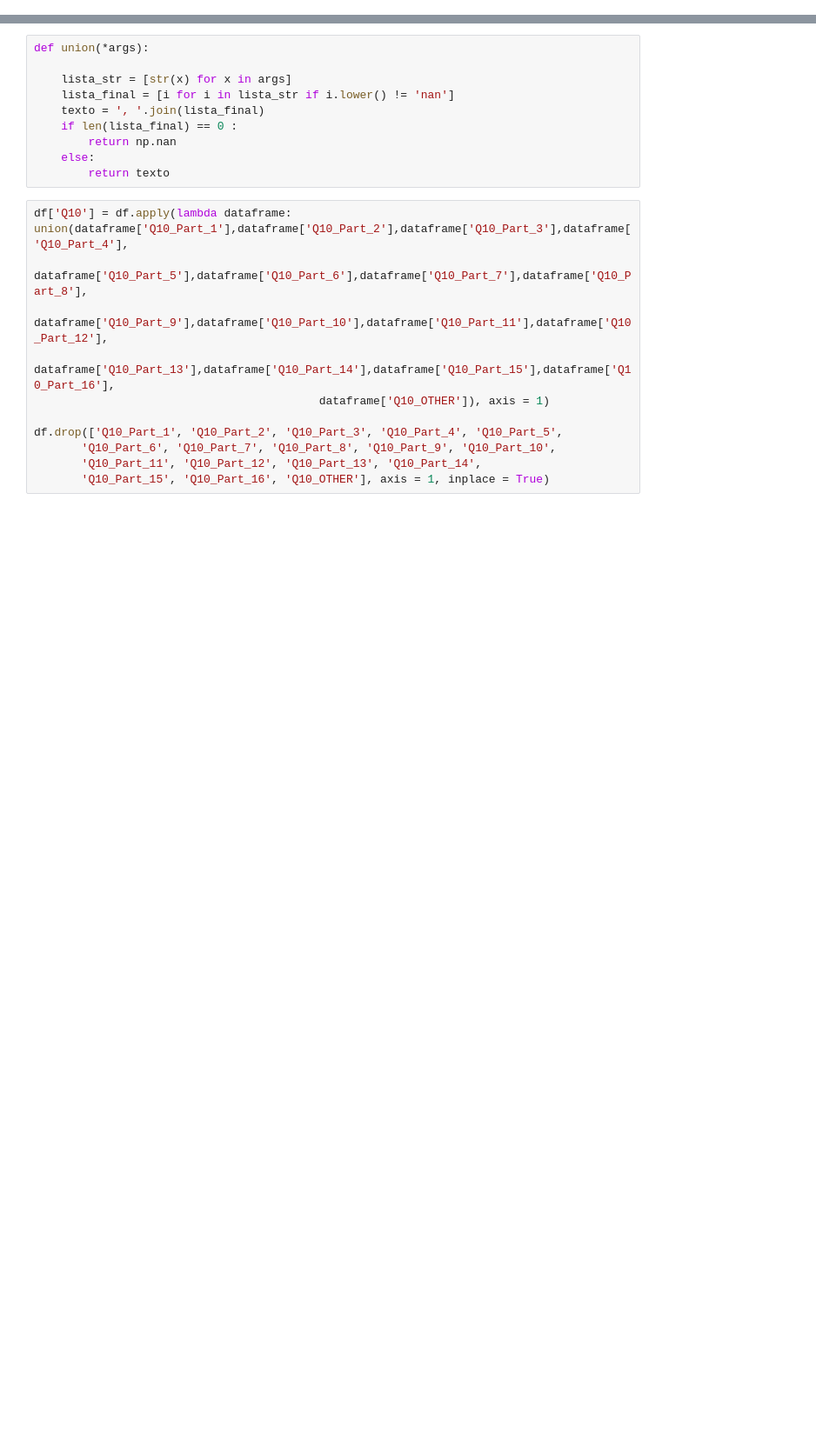
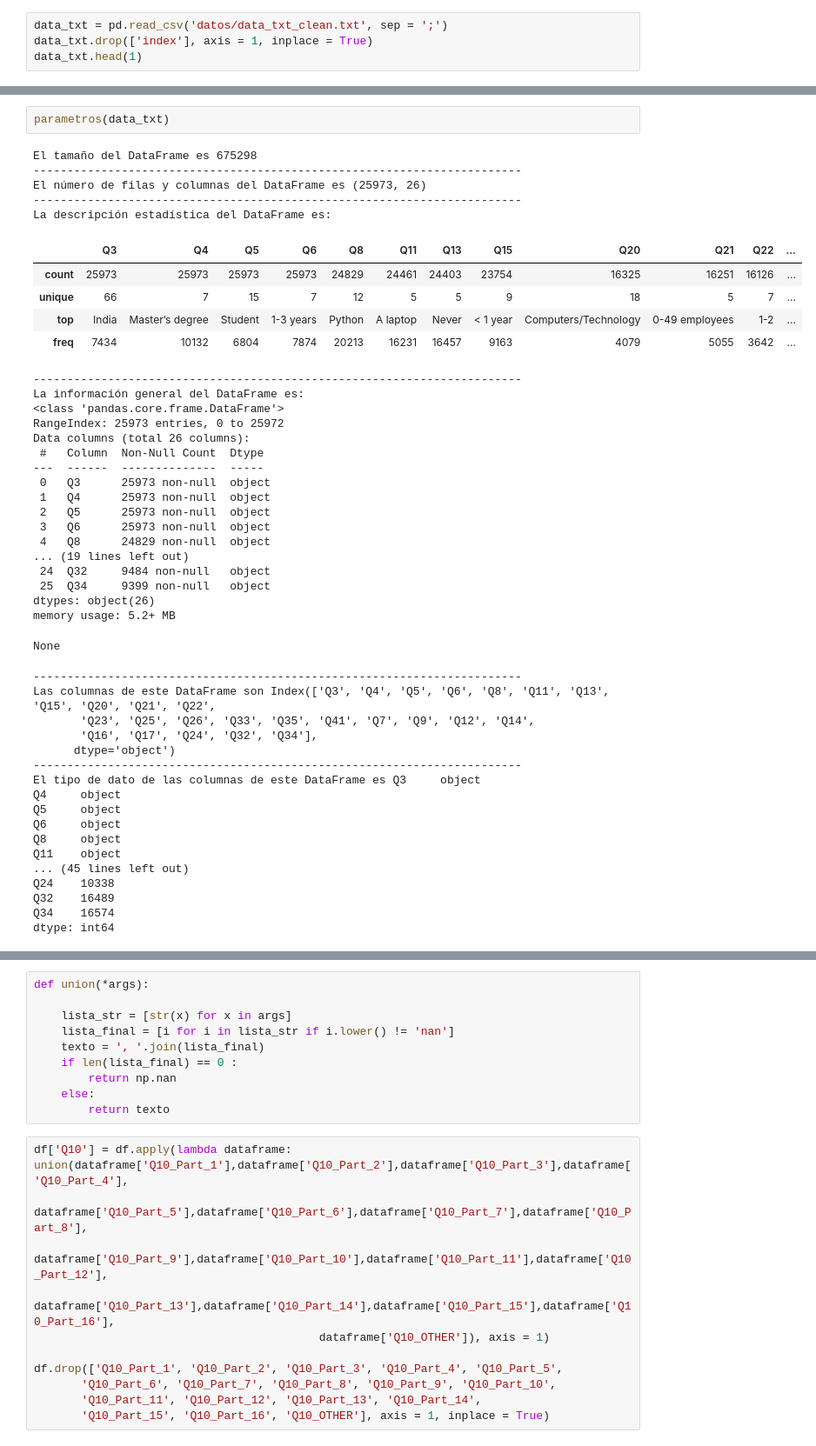
Before and after one commit to MonicaSL110/proyecto-transformacion-digital, a Jupyter notebook: unificado.ipynb, the cells around one changed output, grey strips where cells are left out. Shown: that part at 87% size. Cells and saved outputs as stored; diff of their text form; blank space fills up the shorter version.

```diff
--- a/unificado.ipynb
+++ b/unificado.ipynb
@@ -14,0 +32,4 @@ df.head(1)
+# %%
+data_txt = pd.read_csv('datos/data_txt_clean.txt', sep = ';')
+data_txt.drop(['index'], axis = 1, inplace = True)
+data_txt.head(1)
@@ -14,0 +176,48 @@ df.head(1)
+# %%
+parametros(data_txt)
+# %% [output]
+El tamaño del DataFrame es 675298
+------------------------------------------------------------------------
+El número de filas y columnas del DataFrame es (25973, 26)
+------------------------------------------------------------------------
+La descripción estadística del DataFrame es:
+|  | Q3 | Q4 | Q5 | Q6 | Q8 | Q11 | Q13 | Q15 | Q20 | Q21 | Q22 | ... |
+| count | 25973 | 25973 | 25973 | 25973 | 24829 | 24461 | 24403 | 23754 | 16325 | 16251 | 16126 | ... |
+| unique | 66 | 7 | 15 | 7 | 12 | 5 | 5 | 9 | 18 | 5 | 7 | ... |
+| top | India | Master’s degree | Student | 1-3 years | Python | A laptop | Never | < 1 year | Computers/Technology | 0-49 employees | 1-2 | ... |
+| freq | 7434 | 10132 | 6804 | 7874 | 20213 | 16231 | 16457 | 9163 | 4079 | 5055 | 3642 | ... |
+------------------------------------------------------------------------
+La información general del DataFrame es:
+<class 'pandas.core.frame.DataFrame'>
+RangeIndex: 25973 entries, 0 to 25972
+Data columns (total 26 columns):
+ #   Column  Non-Null Count  Dtype
+---  ------  --------------  -----
+ 0   Q3      25973 non-null  object
+ 1   Q4      25973 non-null  object
+ 2   Q5      25973 non-null  object
+ 3   Q6      25973 non-null  object
+ 4   Q8      24829 non-null  object
+... (19 lines left out)
+ 24  Q32     9484 non-null   object
+ 25  Q34     9399 non-null   object
+dtypes: object(26)
+memory usage: 5.2+ MB
+None
+------------------------------------------------------------------------
+Las columnas de este DataFrame son Index(['Q3', 'Q4', 'Q5', 'Q6', 'Q8', 'Q11', 'Q13', 'Q15', 'Q20', 'Q21', 'Q22',
+       'Q23', 'Q25', 'Q26', 'Q33', 'Q35', 'Q41', 'Q7', 'Q9', 'Q12', 'Q14',
+       'Q16', 'Q17', 'Q24', 'Q32', 'Q34'],
+      dtype='object')
+------------------------------------------------------------------------
+El tipo de dato de las columnas de este DataFrame es Q3     object
+Q4     object
+Q5     object
+Q6     object
+Q8     object
+Q11    object
+... (45 lines left out)
+Q24    10338
+Q32    16489
+Q34    16574
+dtype: int64
```
Also changed, not shown: parts of 24 cells of this notebook, 4 other files.
